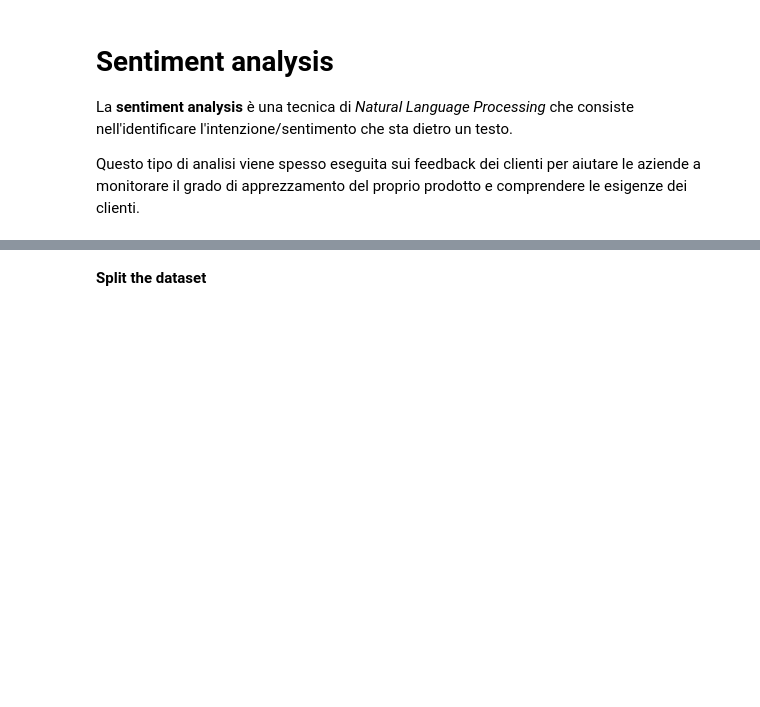
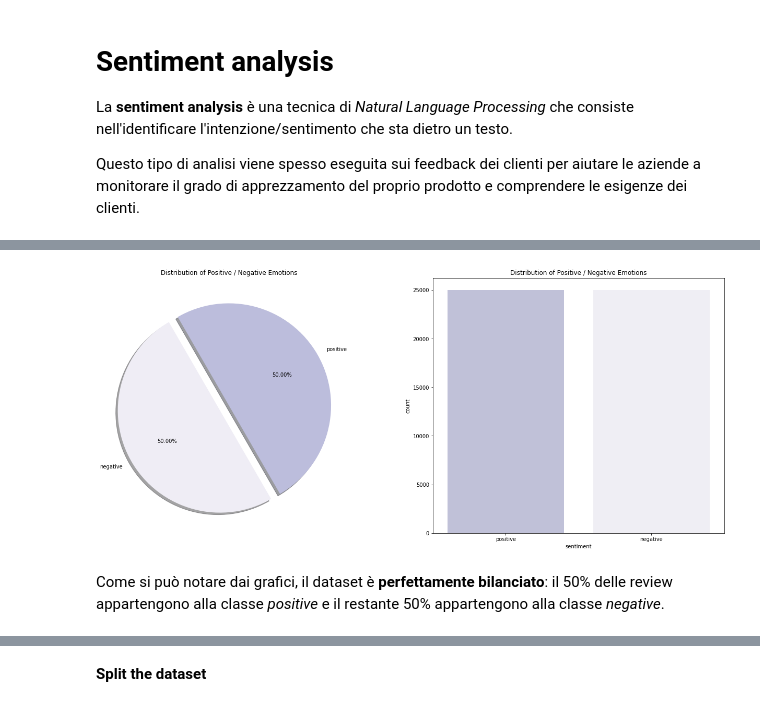
Before and after one commit to FrancescaMoi/SentymentAnalysis, a Jupyter notebook: sentyment_analysis_IMDb_review.ipynb, the cells around one changed output, grey strips where cells are left out. Cells and saved outputs as stored; diff of their text form; code cells hidden in the pictures; blank space fills up the shorter version.

```diff
--- a/sentyment_analysis_IMDb_review.ipynb
+++ b/sentyment_analysis_IMDb_review.ipynb
@@ -46,8 +45,0 @@ memory usage: 781.4+ KB
-# %%
-# Rimozione dei duplicati
-
-# print('NaN counts of columns: \n ', df.isna().sum()) # check for duplicates
-# df = df.dropna()
-
-df = df.drop_duplicates()
-print('\nShape of the unique dataset: ', df.shape)
@@ -68,0 +60,28 @@ ax.set_xticklabels(labels);
+# %%
+import seaborn as sns
+import matplotlib.pyplot as plt
+
+fig , ax = plt.subplots(1,2,figsize=(22,9))
+
+# Grafico a torta con matplotlib
+df['sentiment'].value_counts().plot.pie(explode=[0,0.1],
+                                        autopct='%1.2f%%',
+                                        ax=ax[0],
+                                        shadow=True,
+                                        startangle=300,
+                                        colors = ["#bcbddc", "#efedf5"])
+ax[0].set_ylabel('')
+ax[0].set_title('Distribution of Positive / Negative Emotions')
+
+# Istogramma con seaborn
+sns.countplot(x=df['sentiment'],
+              ax=ax[1],
+              palette=["#bcbddc", "#efedf5"])
+
+ax[1].set_title('Distribution of Positive / Negative Emotions')
+
+plt.show()
+# %% [output]
+[figure, added]
+# %% [markdown]
+Come si può notare dai grafici, il dataset è **perfettamente bilanciato**: il 50% delle review appartengono alla classe *positive* e il restante 50% appartengono alla classe *negative*.
```
Also changed, not shown: parts of 20 cells of this notebook.
